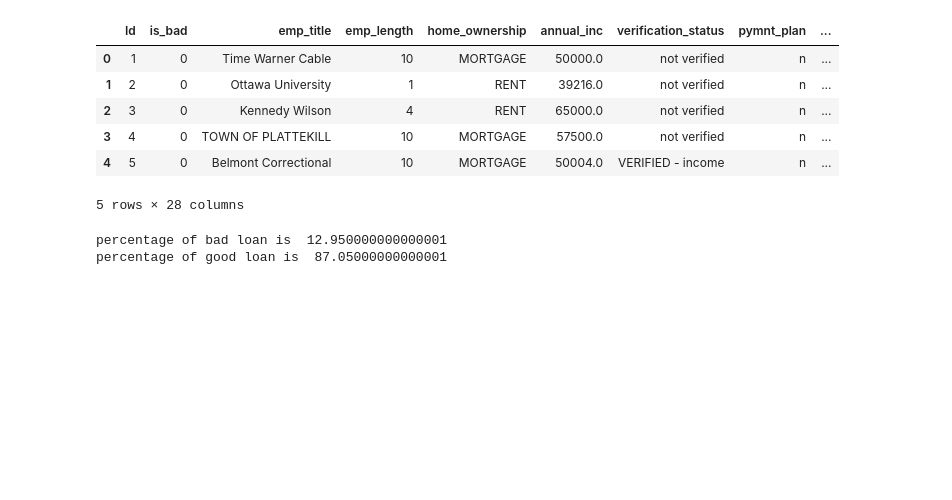
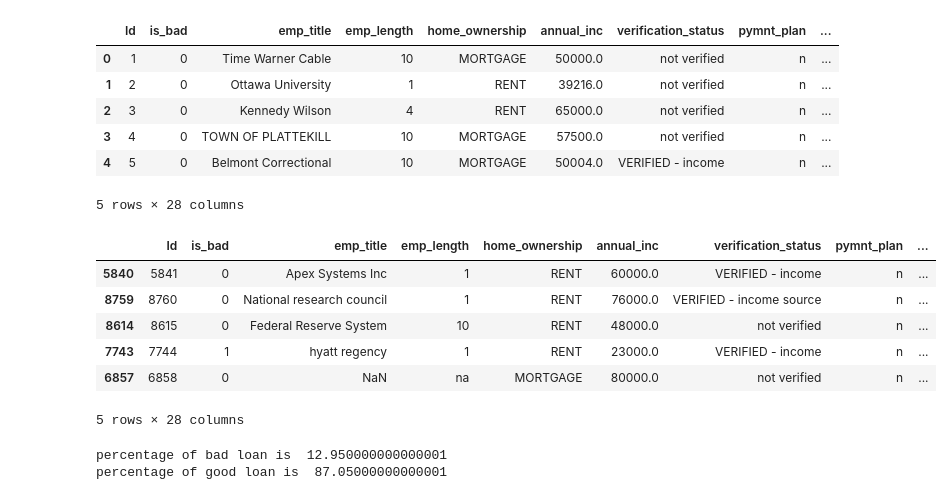
Before and after one commit to hc167/Load_Data_Test, a Jupyter notebook: TestCode.ipynb, the cells around one changed output. Saved outputs shown, nothing was run; the diff lists cells and outputs as text; code cells hidden in the pictures; blank space fills up the shorter version.

```diff
--- a/TestCode.ipynb
+++ b/TestCode.ipynb
@@ -50,6 +51,20 @@ data.head()
 | 3 | 4 | 0 | TOWN OF PLATTEKILL | 10 | MORTGAGE | 57500.0 | not verified | n | ... |
 | 4 | 5 | 0 | Belmont Correctional | 10 | MORTGAGE | 50004.0 | VERIFIED - income | n | ... |
 5 rows × 28 columns
+# %%
+from sklearn.utils import shuffle
+
+data = shuffle(data)
+# %%
+data.head()
+# %% [output]
+|  | Id | is_bad | emp_title | emp_length | home_ownership | annual_inc | verification_status | pymnt_plan | ... |
+| 5840 | 5841 | 0 | Apex Systems Inc | 1 | RENT | 60000.0 | VERIFIED - income | n | ... |
+| 8759 | 8760 | 0 | National research council | 1 | RENT | 76000.0 | VERIFIED - income source | n | ... |
+| 8614 | 8615 | 0 | Federal Reserve System | 10 | RENT | 48000.0 | not verified | n | ... |
+| 7743 | 7744 | 1 | hyatt regency | 1 | RENT | 23000.0 | VERIFIED - income | n | ... |
+| 6857 | 6858 | 0 | NaN | na | MORTGAGE | 80000.0 | not verified | n | ... |
+5 rows × 28 columns
 # %%
 count_bad = len(data[data['is_bad']==1])
 count_good = len(data[data['is_bad']==0])
```
Also changed, not shown: parts of 16 cells of this notebook.
